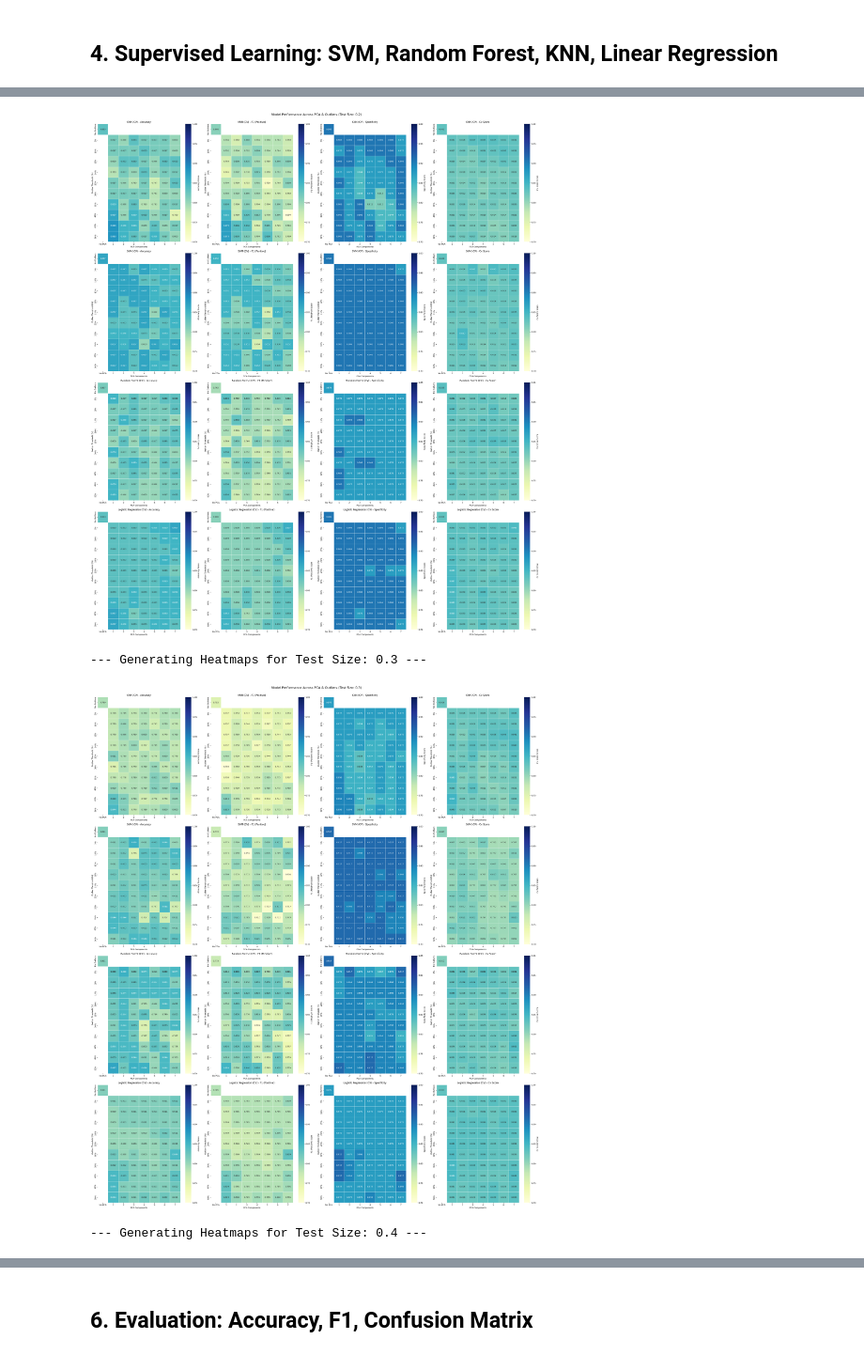
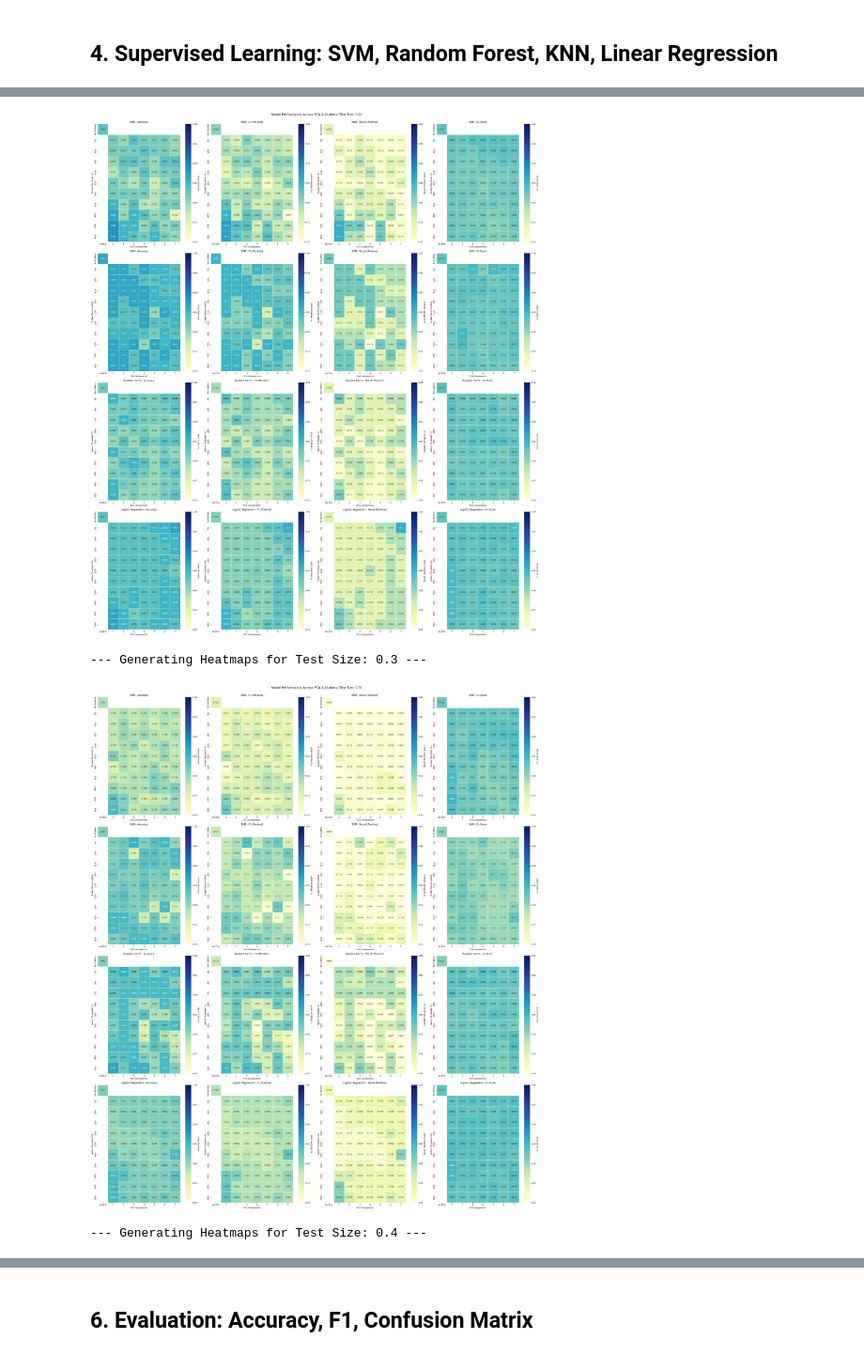
Before and after one commit to asarnoj/DM1590-project, a Jupyter notebook: project.ipynb, the cells around one changed output, grey strips where cells are left out. Shown at 94% size. Drawn from its saved outputs; the diff is of its cells as text; code cells hidden in the pictures.

```diff
--- a/project.ipynb
+++ b/project.ipynb
@@ -494,33 +486,10 @@ import matplotlib.pyplot as plt
 # This dummy data should now be structured to represent results for multiple test_sizes
 # If you are not using your actual define_input, ensure this dummy data
 # reflects the structure of all_results_by_split, e.g., nested dictionary.
-if not all_results_by_split: # If all_results_by_split is empty, use dummy data
-    print("Using dummy data for all_results_by_split. Please run define_input for real results.")
-    all_results_by_split = {
-        0.2: { # Results for 0.2 split
-            (0, 0.0): {'KNN (CV)': {'accuracy': 0.76, 'cv_score': 0.75, 'precision_positive': 0.71, 'recall_positive': 0.81, 'f1_positive': 0.76}, 'SVM (CV)': {'accuracy': 0.79, 'cv_score': 0.78, 'precision_positive': 0.73, 'recall_positive': 0.86, 'f1_positive': 0.79}, 'Random Forest (CV)': {'accuracy': 0.82, 'cv_score': 0.81, 'precision_positive': 0.77, 'recall_positive': 0.84, 'f1_positive': 0.80}, 'Logistic Regression (CV)': {'accuracy': 0.78, 'cv_score': 0.77, 'precision_positive': 0.72, 'recall_positive': 0.84, 'f1_positive': 0.78}},
-            (1, 0.05): {'KNN (CV)': {'accuracy': 0.77, 'cv_score': 0.76, 'precision_positive': 0.72, 'recall_positive': 0.82, 'f1_positive': 0.77}, 'SVM (CV)': {'accuracy': 0.80, 'cv_score': 0.79, 'precision_positive': 0.74, 'recall_positive': 0.87, 'f1_positive': 0.80}, 'Random Forest (CV)': {'accuracy': 0.83, 'cv_score': 0.82, 'precision_positive': 0.78, 'recall_positive': 0.85, 'f1_positive': 0.81}, 'Logistic Regression (CV)': {'accuracy': 0.79, 'cv_score': 0.78, 'precision_positive': 0.73, 'recall_positive': 0.85, 'f1_positive': 0.79}},
-            (2, 0.10): {'KNN (CV)': {'accuracy': 0.78, 'cv_score': 0.77, 'precision_positive': 0.73, 'recall_positive': 0.83, 'f1_positive': 0.78}, 'SVM (CV)': {'accuracy': 0.81, 'cv_score': 0.80, 'precision_positive': 0.75, 'recall_positive': 0.88, 'f1_positive': 0.81}, 'Random Forest (CV)': {'accuracy': 0.84, 'cv_score': 0.83, 'precision_positive': 0.79, 'recall_positive': 0.86, 'f1_positive': 0.82}, 'Logistic Regression (CV)': {'accuracy': 0.80, 'cv_score': 0.79, 'precision_positive': 0.74, 'recall_positive': 0.86, 'f1_positive': 0.80}},
-            (7, 0.50): {'KNN (CV)': {'accuracy': 0.61, 'cv_score': 0.60, 'precision_positive': 0.56, 'recall_positive': 0.66, 'f1_positive': 0.61}, 'SVM (CV)': {'accuracy': 0.63, 'cv_score': 0.62, 'precision_positive': 0.58, 'recall_positive': 0.68, 'f1_positive': 0.63}, 'Random Forest (CV)': {'accuracy': 0.66, 'cv_score': 0.65, 'precision_positive': 0.61, 'recall_positive': 0.71, 'f1_positive': 0.66}, 'Logistic Regression (CV)': {'accuracy': 0.64, 'cv_score': 0.63, 'precision_positive': 0.59, 'recall_positive': 0.69, 'f1_positive': 0.64}},
-        },
-        0.3: { # Results for 0.3 split
-            (0, 0.0): {'KNN (CV)': {'accuracy': 0.75, 'cv_score': 0.74, 'precision_positive': 0.70, 'recall_positive': 0.80, 'f1_positive': 0.75}, 'SVM (CV)': {'accuracy': 0.78, 'cv_score': 0.77, 'precision_positive': 0.72, 'recall_positive': 0.85, 'f1_positive': 0.78}, 'Random Forest (CV)': {'accuracy': 0.80, 'cv_score': 0.79, 'precision_positive': 0.75, 'recall_positive': 0.82, 'f1_positive': 0.78}, 'Logistic Regression (CV)': {'accuracy': 0.77, 'cv_score': 0.76, 'precision_positive': 0.71, 'recall_positive': 0.83, 'f1_positive': 0.77}},
-            (1, 0.05): {'KNN (CV)': {'accuracy': 0.76, 'cv_score': 0.75, 'precision_positive': 0.71, 'recall_positive': 0.81, 'f1_positive': 0.76}, 'SVM (CV)': {'accuracy': 0.79, 'cv_score': 0.78, 'precision_positive': 0.73, 'recall_positive': 0.86, 'f1_positive': 0.79}, 'Random Forest (CV)': {'accuracy': 0.81, 'cv_score': 0.80, 'precision_positive': 0.76, 'recall_positive': 0.83, 'f1_positive': 0.79}, 'Logistic Regression (CV)': {'accuracy': 0.78, 'cv_score': 0.77, 'precision_positive': 0.72, 'recall_positive': 0.84, 'f1_positive': 0.78}},
-            (2, 0.10): {'KNN (CV)': {'accuracy': 0.77, 'cv_score': 0.76, 'precision_positive': 0.72, 'recall_positive': 0.82, 'f1_positive': 0.77}, 'SVM (CV)': {'accuracy': 0.80, 'cv_score': 0.79, 'precision_positive': 0.74, 'recall_positive': 0.87, 'f1_positive': 0.80}, 'Random Forest (CV)': {'accuracy': 0.82, 'cv_score': 0.81, 'precision_positive': 0.77, 'recall_positive': 0.84, 'f1_positive': 0.80}, 'Logistic Regression (CV)': {'accuracy': 0.79, 'cv_score': 0.78, 'precision_positive': 0.73, 'recall_positive': 0.85, 'f1_positive': 0.79}},
-            (7, 0.50): {'KNN (CV)': {'accuracy': 0.60, 'cv_score': 0.59, 'precision_positive': 0.55, 'recall_positive': 0.65, 'f1_positive': 0.60}, 'SVM (CV)': {'accuracy': 0.62, 'cv_score': 0.61, 'precision_positive': 0.57, 'recall_positive': 0.67, 'f1_positive': 0.62}, 'Random Forest (CV)': {'accuracy': 0.65, 'cv_score': 0.64, 'precision_positive': 0.60, 'recall_positive': 0.70, 'f1_positive': 0.65}, 'Logistic Regression (CV)': {'accuracy': 0.63, 'cv_score': 0.62, 'precision_positive': 0.58, 'recall_positive': 0.68, 'f1_positive': 0.63}},
-        },
-        0.4: { # Results for 0.4 split (your original dummy data)
-            (0, 0.0): {'KNN (CV)': {'accuracy': 0.74, 'cv_score': 0.73, 'precision_positive': 0.69, 'recall_positive': 0.79, 'f1_positive': 0.74}, 'SVM (CV)': {'accuracy': 0.77, 'cv_score': 0.76, 'precision_positive': 0.71, 'recall_positive': 0.84, 'f1_positive': 0.77}, 'Random Forest (CV)': {'accuracy': 0.79, 'cv_score': 0.78, 'precision_positive': 0.74, 'recall_positive': 0.81, 'f1_positive': 0.77}, 'Logistic Regression (CV)': {'accuracy': 0.76, 'cv_score': 0.75, 'precision_positive': 0.70, 'recall_positive': 0.82, 'f1_positive': 0.76}},
-            (1, 0.05): {'KNN (CV)': {'accuracy': 0.75, 'cv_score': 0.74, 'precision_positive': 0.70, 'recall_positive': 0.80, 'f1_positive': 0.75}, 'SVM (CV)': {'accuracy': 0.78, 'cv_score': 0.77, 'precision_positive': 0.72, 'recall_positive': 0.85, 'f1_positive': 0.78}, 'Random Forest (CV)': {'accuracy': 0.80, 'cv_score': 0.79, 'precision_positive': 0.75, 'recall_positive': 0.82, 'f1_positive': 0.78}, 'Logistic Regression (CV)': {'accuracy': 0.77, 'cv_score': 0.76, 'precision_positive': 0.71, 'recall_positive': 0.83, 'f1_positive': 0.77}},
-            (2, 0.10): {'KNN (CV)': {'accuracy': 0.76, 'cv_score': 0.75, 'precision_positive': 0.71, 'recall_positive': 0.81, 'f1_positive': 0.76}, 'SVM (CV)': {'accuracy': 0.79, 'cv_score': 0.78, 'precision_positive': 0.73, 'recall_positive': 0.86, 'f1_positive': 0.79}, 'Random Forest (CV)': {'accuracy': 0.81, 'cv_score': 0.80, 'precision_positive': 0.76, 'recall_positive': 0.83, 'f1_positive': 0.79}, 'Logistic Regression (CV)': {'accuracy': 0.78, 'cv_score': 0.77, 'precision_positive': 0.72, 'recall_positive': 0.84, 'f1_positive': 0.78}},
-            (7, 0.50): {'KNN (CV)': {'accuracy': 0.59, 'cv_score': 0.58, 'precision_positive': 0.54, 'recall_positive': 0.64, 'f1_positive': 0.59}, 'SVM (CV)': {'accuracy': 0.61, 'cv_score': 0.60, 'precision_positive': 0.56, 'recall_positive': 0.66, 'f1_positive': 0.61}, 'Random Forest (CV)': {'accuracy': 0.64, 'cv_score': 0.63, 'precision_positive': 0.59, 'recall_positive': 0.69, 'f1_positive': 0.64}, 'Logistic Regression (CV)': {'accuracy': 0.62, 'cv_score': 0.61, 'precision_positive': 0.57, 'recall_positive': 0.67, 'f1_positive': 0.62}},
-        }
-    }
-
 
 # --- 2. Define Heatmap Configuration (remains largely the same) ---
-models_to_plot = ["KNN (CV)", "SVM (CV)", "Random Forest (CV)", "Logistic Regression (CV)"]
-metrics_to_plot = ["accuracy", "f1_positive", "specificity", "cv_score"]
+models_to_plot = ["KNN", "SVM", "Random Forest", "Logistic Regression"]
+metrics_to_plot = ["accuracy", "f1_positive", "recall_positive", "cv_score"]
 
 percentile_values = np.arange(0.05, 0.55, 0.05)
 row_labels = [f"{int(p*100)}%" for p in percentile_values]
@@ -589,33 +558,33 @@ for test_size, all_metrics_for_heatmap_current_split in all_results_by_split.ite
                     df_heatmap,
                     annot=True,
                     fmt=".3f",
                     cmap="YlGnBu",
                     linewidths=.5,
                     cbar_kws={'label': f"{metric_name.replace('_positive', ' (Positive)').replace('_', ' ').title()} Score"},
                     vmin=0.7,   # Set min value for color bar to 0.7 for better contrast
                     vmax=1,     # Set max value for color bar to 1
                     ax=ax
                 )
                 ax.set_title(f"{model_name} - {metric_name.replace('_positive', ' (Positive)').replace('_', ' ').title()}", fontsize=12)
                 ax.set_xlabel("PCA Components")
                 ax.set_ylabel("Outlier Threshold (%)")
 
                 plot_idx += 1
 
     # Remove any unused subplots
     while plot_idx < len(axes):
         fig.delaxes(axes[plot_idx])
         plot_idx += 1
 
     plt.tight_layout(rect=[0, 0.03, 1, 0.98])
     # Add a super title that includes the current test_size
     plt.suptitle(f"Model Performance Across PCA & Outliers (Test Size: {test_size})", fontsize=16, y=0.99)
     plt.show()
 
 print("\nAll sets of heatmaps generated successfully!")
 # %% [output]
 --- Generating Heatmaps for Test Size: 0.2 ---
-[figure, old version]
+[figure, new version]
 --- Generating Heatmaps for Test Size: 0.3 ---
-[figure, old version]
+[figure, new version]
 --- Generating Heatmaps for Test Size: 0.4 ---
```
Also changed, not shown: parts of 5 cells of this notebook.
